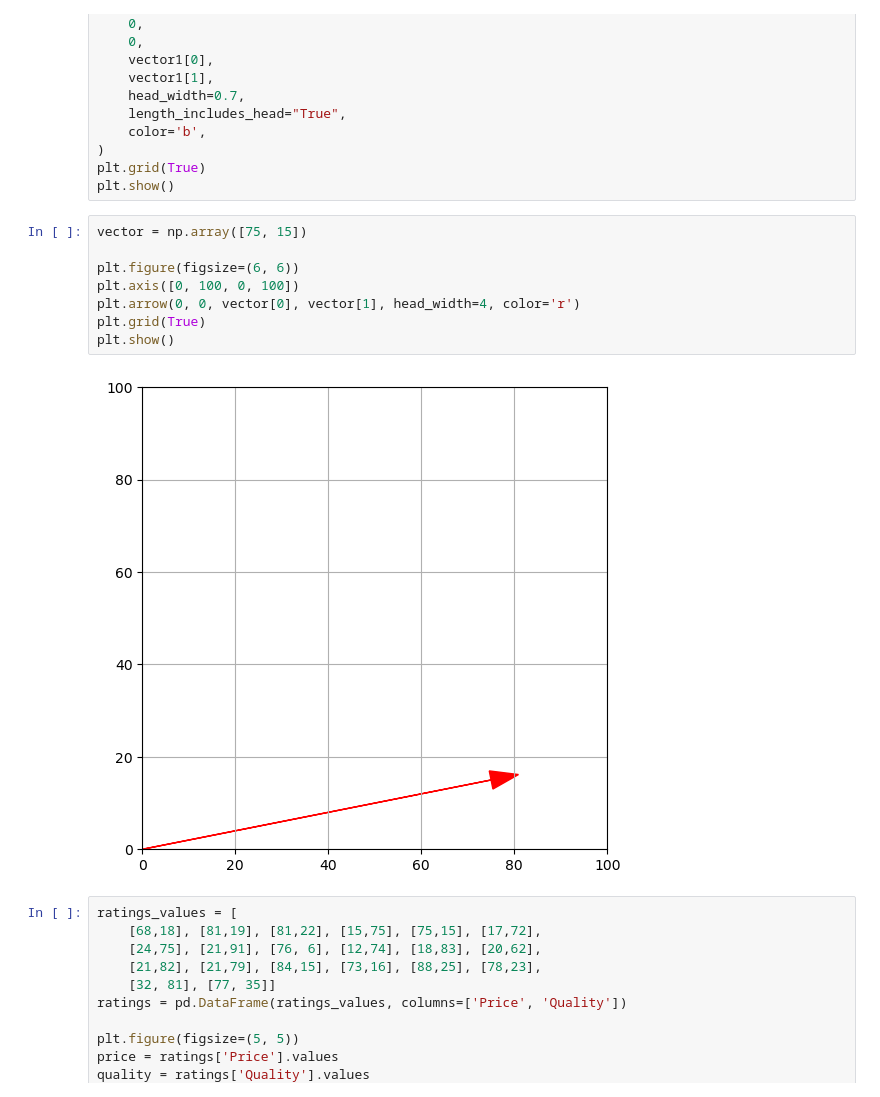
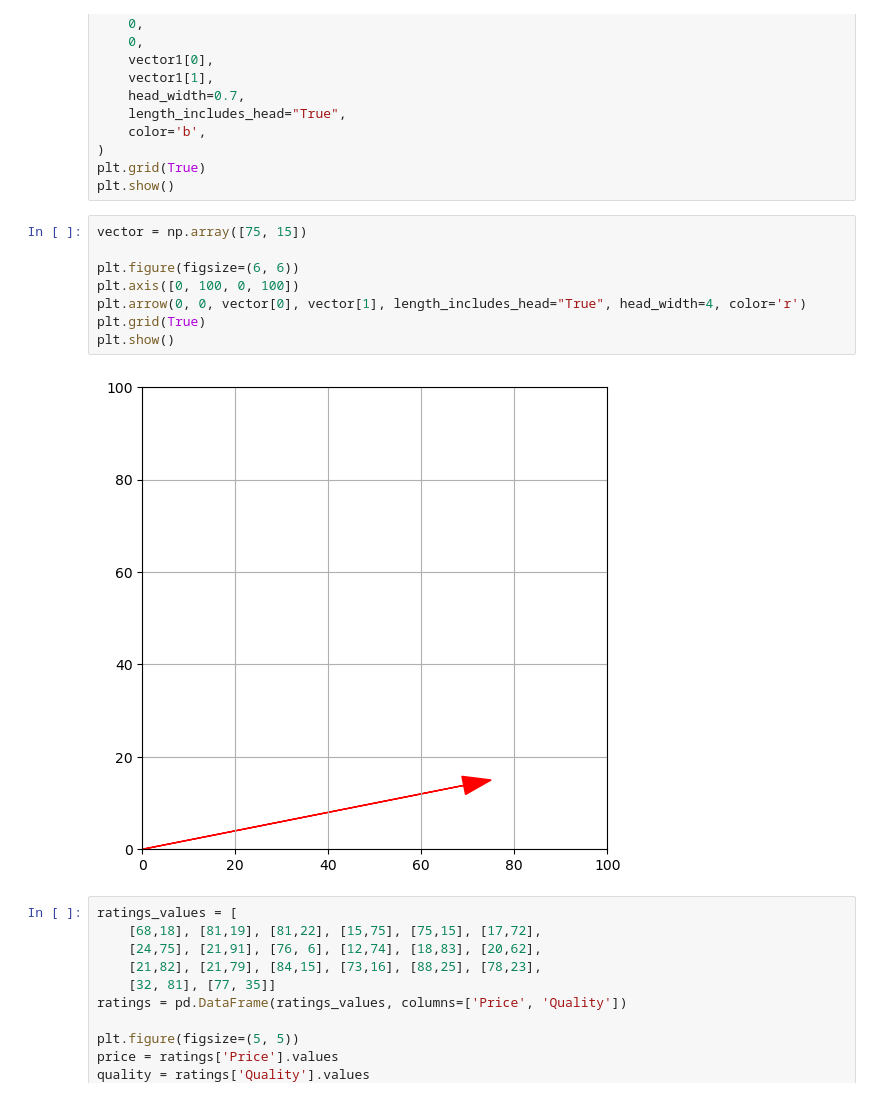
Before and after one commit to jbharadwaja/Linear-Algebra-testing, a Jupyter notebook: notebook.ipynb, the cells around one changed output. Drawn from its saved outputs; the diff is of its cells as text.

```diff
--- a/notebook.ipynb
+++ b/notebook.ipynb
@@ -22,13 +22,13 @@ plt.show()
 # %%
 vector = np.array([75, 15])
 
 plt.figure(figsize=(6, 6))
 plt.axis([0, 100, 0, 100])
-plt.arrow(0, 0, vector[0], vector[1], head_width=4, color='r')
+plt.arrow(0, 0, vector[0], vector[1], length_includes_head="True", head_width=4, color='r')
 plt.grid(True)
 plt.show()
 # %% [output]
-[figure, old version]
+[figure, new version]
 # %%
 ratings_values = [
     [68,18], [81,19], [81,22], [15,75], [75,15], [17,72],
```
Also changed, not shown: parts of 5 cells of this notebook.
